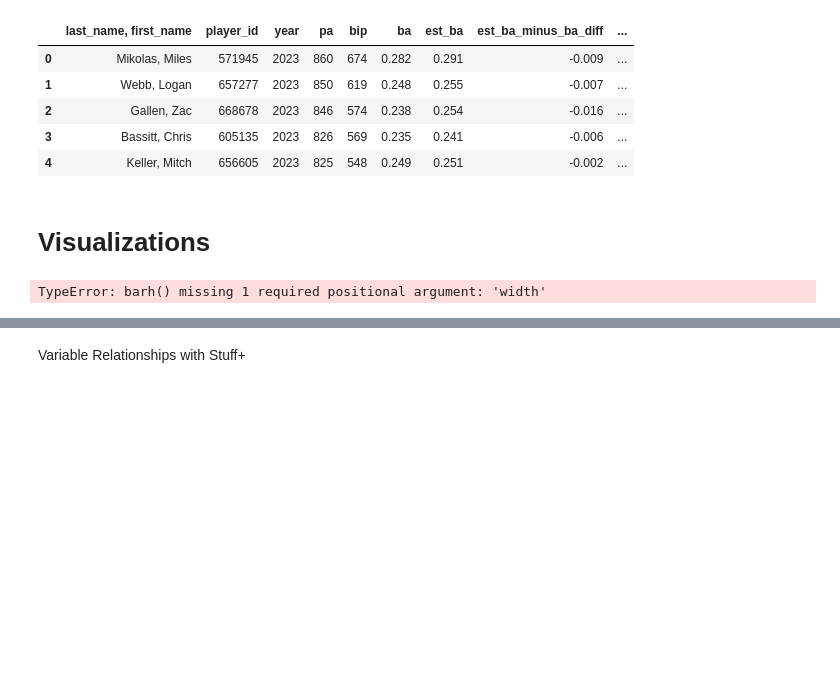
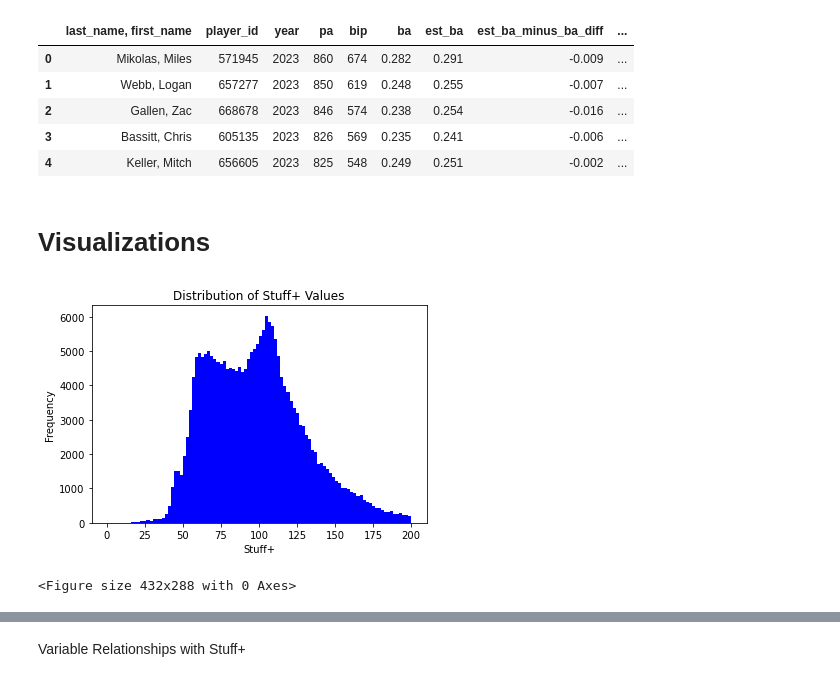
Before and after one commit to genocous/si_339_final_project, a Jupyter notebook: Python Code/stuff_plus.ipynb, the cells around one changed output, grey strips where cells are left out. Saved outputs shown, nothing was run; the diff lists cells and outputs as text; code cells hidden in the pictures; blank space fills up the shorter version.

```diff
--- a/Python Code/stuff_plus.ipynb
+++ b/Python Code/stuff_plus.ipynb
@@ -684,9 +684,3 @@ pitching_2023.head()
 | 4 | Keller, Mitch | 656605 | 2023 | 825 | 548 | 0.249 | 0.251 | -0.002 | ... |
 # %% [markdown]
 # **Visualizations**
-# %%
-# Distribution of Stuff+
-
-df['stuff_plus'].plot(kind='hist', bins=10, color='blue')
-# %% [output]
-TypeError: barh() missing 1 required positional argument: 'width'
@@ -696,0 +687,16 @@ df_sorted['stuff_plus'].plot(kind='line')
+# %%
+# Distribution of Stuff+
+
+df_sorted['stuff_plus'].plot(kind='hist', bins=100, color='blue', range=(0, 200))
+
+plt.xlabel('Stuff+')
+plt.ylabel('Frequency')
+plt.title('Distribution of Stuff+ Values')
+
+plt.show()
+
+# Save the figure as an image
+plt.savefig('stuff_plus_distribution.png', bbox_inches='tight', facecolor='white')
+# %% [output]
+[figure, added]
+<Figure size 432x288 with 0 Axes>
```
Also changed, not shown: parts of 20 cells of this notebook, 12 other files.
